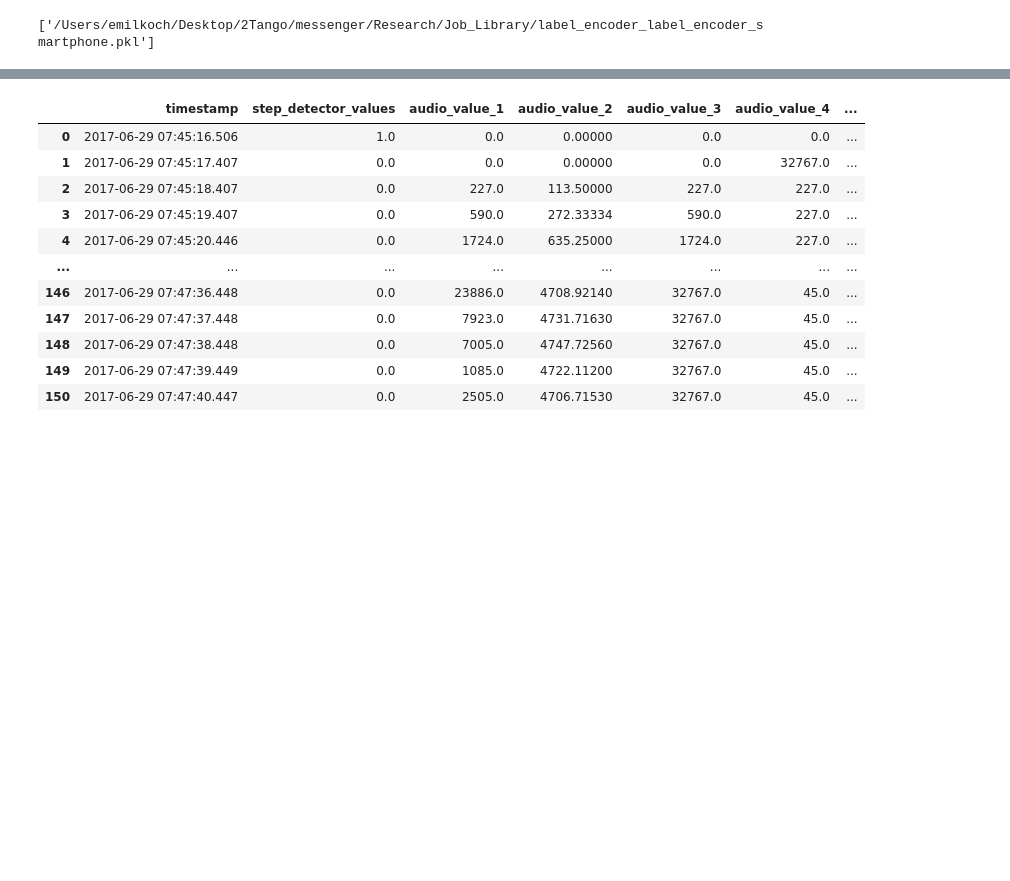
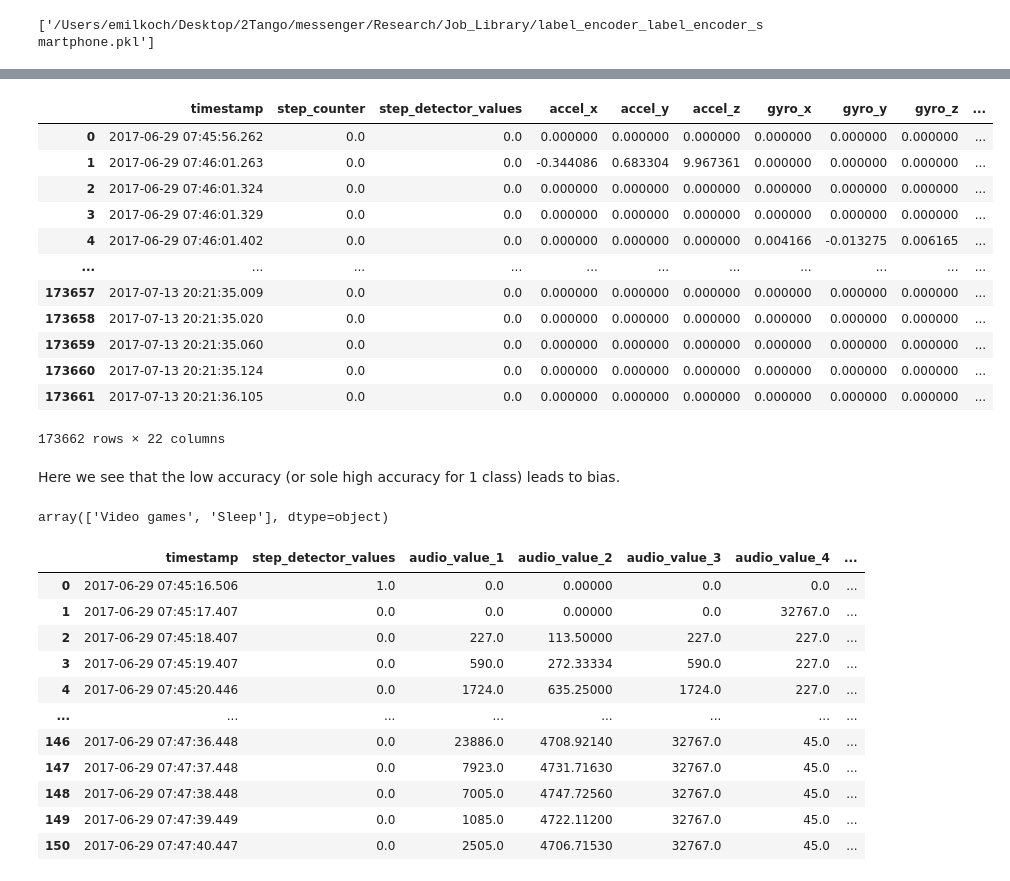
Before and after one commit to twotango/messenger, a Jupyter notebook: Research/Weeks/Week 13/13_5.ipynb, the cells around one changed output, grey strips where cells are left out. Saved outputs shown, nothing was run; the diff lists cells and outputs as text; code cells hidden in the pictures; blank space fills up the shorter version.

```diff
--- a/Research/Weeks/Week 13/13_5.ipynb
+++ b/Research/Weeks/Week 13/13_5.ipynb
@@ -516,0 +633,25 @@ See the caveats in the documentation: https://pandas.pydata.org/pandas-docs/stab
+# %%
+import pandas as pd
+import numpy as np
+from sklearn.preprocessing import StandardScaler
+from sklearn.preprocessing import LabelEncoder
+from tensorflow.keras.models import load_model
+
+# Load the saved model
+model_path = "/Users/emilkoch/Desktop/2Tango/messenger/research/Model_Save/smartphone.keras"
+model = load_model(model_path)
+
+# Prepare the features from the unlabeled data
+X_unlabeled = pivot_data4[['step_detector_values']]
+
+# Preprocess unlabeled data (assuming you've already standardized the features)
+X_unlabeled_scaled = scaler.transform(X_unlabeled)
+
+# Make predictions
+y_pred = model.predict(X_unlabeled_scaled)
+
+# Inverse transform the predicted labels
+decoded_labels = label_encoder_smartphone.inverse_transform(np.argmax(y_pred, axis=1))
+
+# Add the decoded labels to the DataFrame
+pivot_data4['predicted_activity'] = decoded_labels
@@ -517,3 +660,25 @@ See the caveats in the documentation: https://pandas.pydata.org/pandas-docs/stab
+# %%
+pivot_data4
+# %% [output]
+|  | timestamp | step_counter | step_detector_values | accel_x | accel_y | accel_z | gyro_x | gyro_y | gyro_z | ... |
+| 0 | 2017-06-29 07:45:56.262 | 0.0 | 0.0 | 0.000000 | 0.000000 | 0.000000 | 0.000000 | 0.000000 | 0.000000 | ... |
+| 1 | 2017-06-29 07:46:01.263 | 0.0 | 0.0 | -0.344086 | 0.683304 | 9.967361 | 0.000000 | 0.000000 | 0.000000 | ... |
+| 2 | 2017-06-29 07:46:01.324 | 0.0 | 0.0 | 0.000000 | 0.000000 | 0.000000 | 0.000000 | 0.000000 | 0.000000 | ... |
+| 3 | 2017-06-29 07:46:01.329 | 0.0 | 0.0 | 0.000000 | 0.000000 | 0.000000 | 0.000000 | 0.000000 | 0.000000 | ... |
+| 4 | 2017-06-29 07:46:01.402 | 0.0 | 0.0 | 0.000000 | 0.000000 | 0.000000 | 0.004166 | -0.013275 | 0.006165 | ... |
+| ... | ... | ... | ... | ... | ... | ... | ... | ... | ... | ... |
+| 173657 | 2017-07-13 20:21:35.009 | 0.0 | 0.0 | 0.000000 | 0.000000 | 0.000000 | 0.000000 | 0.000000 | 0.000000 | ... |
+| 173658 | 2017-07-13 20:21:35.020 | 0.0 | 0.0 | 0.000000 | 0.000000 | 0.000000 | 0.000000 | 0.000000 | 0.000000 | ... |
+| 173659 | 2017-07-13 20:21:35.060 | 0.0 | 0.0 | 0.000000 | 0.000000 | 0.000000 | 0.000000 | 0.000000 | 0.000000 | ... |
+| 173660 | 2017-07-13 20:21:35.124 | 0.0 | 0.0 | 0.000000 | 0.000000 | 0.000000 | 0.000000 | 0.000000 | 0.000000 | ... |
+| 173661 | 2017-07-13 20:21:36.105 | 0.0 | 0.0 | 0.000000 | 0.000000 | 0.000000 | 0.000000 | 0.000000 | 0.000000 | ... |
+173662 rows × 22 columns
+# %% [markdown]
+Here we see that the low accuracy (or sole high accuracy for 1 class) leads to bias.
+# %%
+pivot_data4['predicted_activity'].unique()
+# %% [output]
+array(['Video games', 'Sleep'], dtype=object)
 # %%
 merged_data_s_f = merged_data_s_f.drop(columns = ['activity_type'])
 # %%
```
Also changed, not shown: parts of 21 cells of this notebook, 1 other file.
